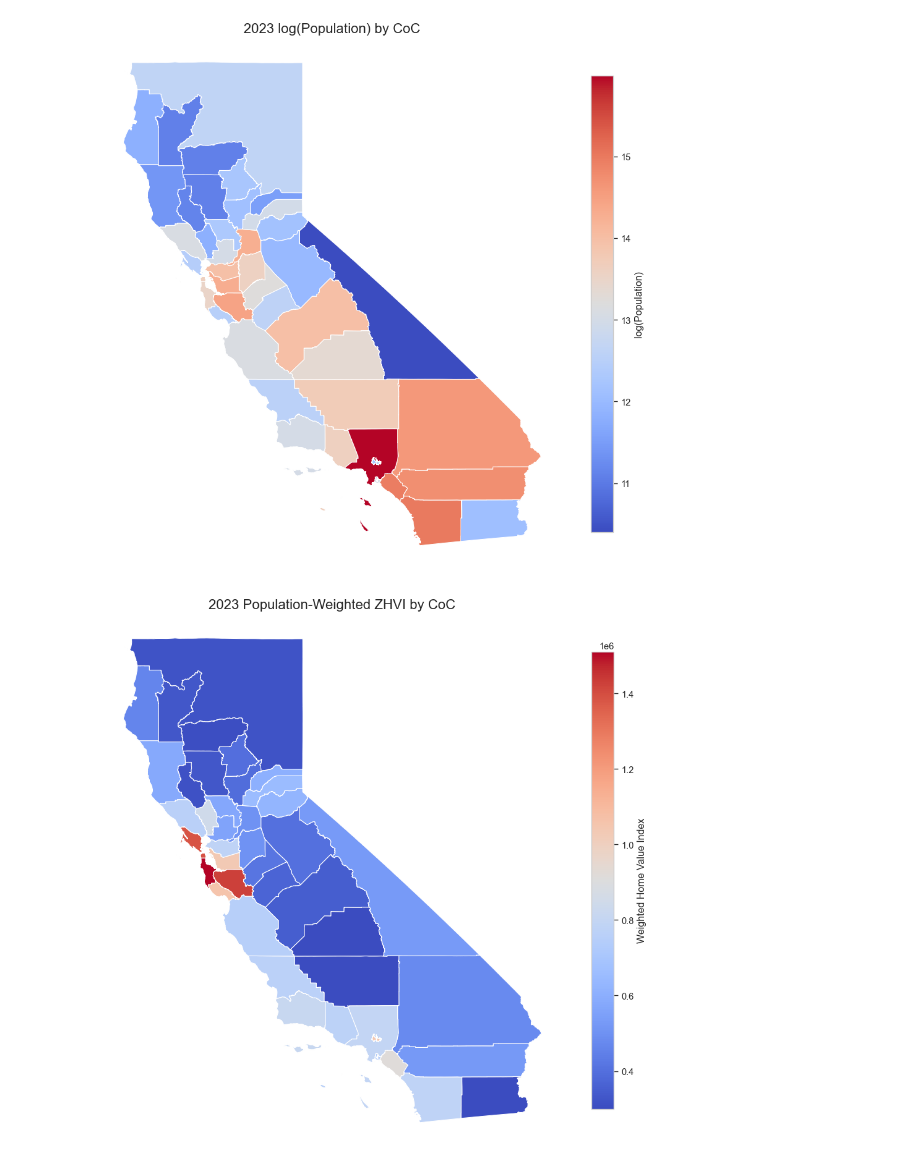
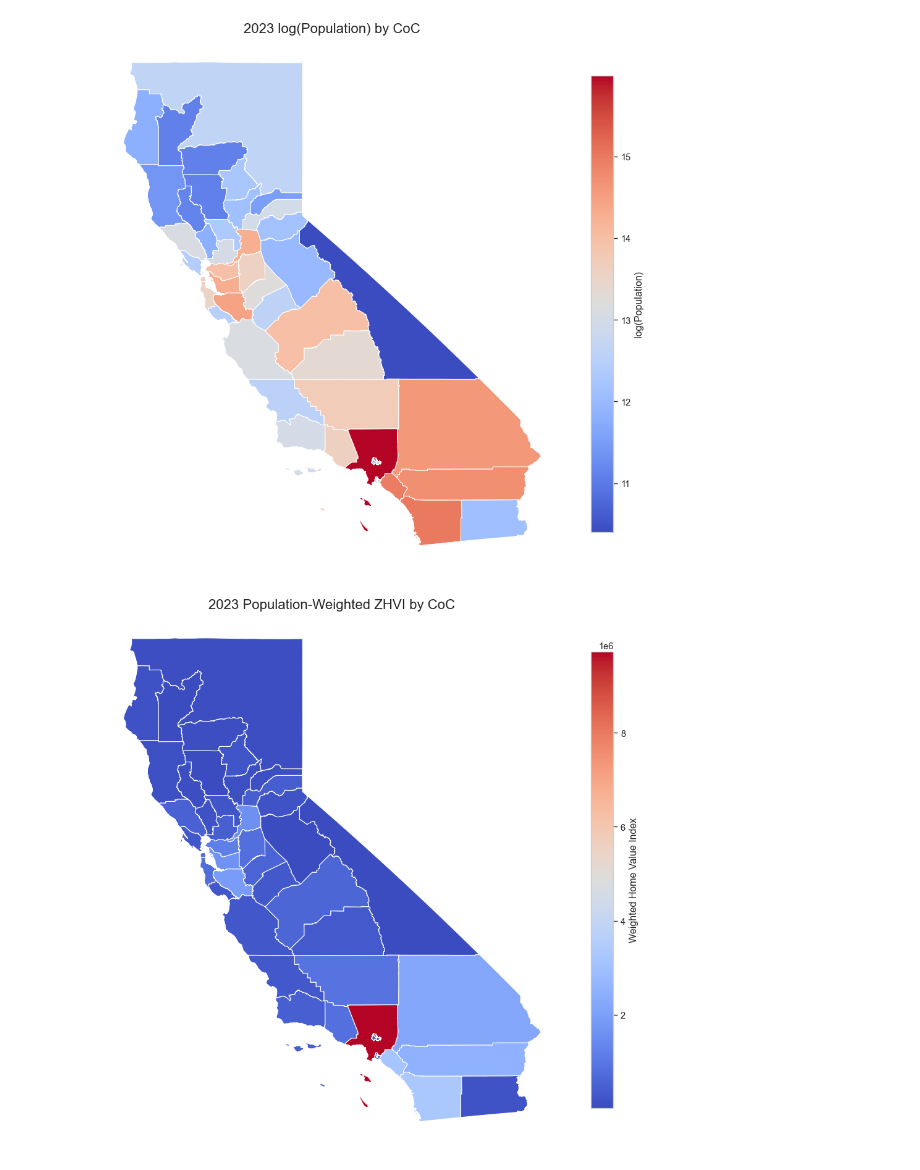
Before and after one commit to igoumiri/homelessness, a Jupyter notebook: paper.ipynb, the cells around one changed output. Cells and saved outputs as stored; diff of their text form; code cells hidden in the pictures.

Commit message:
Fix missing yearly data

```diff
--- a/paper.ipynb
+++ b/paper.ipynb
@@ -197,3 +208,6 @@ coc_population_df.loc[len(coc_population_df)] = ["Pasadena", pop_map[pop_map.ind
+# %%
+city_coc_population_df['Geography'] = city_coc_population_df['CoC_Name']
+coc_map = pd.concat((coc_map, city_coc_population_df))
 # %% [markdown]
 ## 4. Feature Engineering (Paper Section 2.2)
 # %% [markdown]
@@ -237,20 +251,15 @@ for year in range(2020, 2024):
     zhvi_dfs.append(zhvi_full)
 zhvi_df = pd.concat(zhvi_dfs)
 # %%
-def calculate_weighted_metric(coc_map, metric_df, population_map):
-    """Calculates a population-weighted average metric for each CoC."""
-    merged = pd.merge(coc_map, metric_df, on='Geography', how='left')
-    merged['Population'] = merged['Geography'].map(population_map).fillna(1)
-    merged['Weighted_Metric'] = merged['ZHVI'] * merged['Population']
-
-    agg = merged.groupby('CoC_Name').agg(
-        Weighted_Metric_Sum=('Weighted_Metric', 'sum'),
-        Population_Sum=('Population', 'sum')
-    )
-    agg['Final_Metric'] = agg['Weighted_Metric_Sum'] / agg['Population_Sum']
-    return agg[['Final_Metric']].rename(columns={'Final_Metric': 'Home prices'})
+merged_geo_zhvi = pd.merge(coc_geo_map, zhvi_df, on='Geography', how='inner')
+merged_abc = pd.merge(merged_geo_zhvi, coc_map, on=['CoC_Name', 'Geography', 'Year'], how='inner')
+merged_abc['Numerator'] = merged_abc['Population'] * merged_abc['ZHVI']
+grouped_data = merged_abc.groupby(['CoC_Name', 'Year']).agg(
+    total_numerator=('Numerator', 'sum'),
+    total_denominator=('ZHVI', 'sum')
+).reset_index()
+grouped_data['Housing cost'] = grouped_data['total_numerator'] / grouped_data['total_denominator']
+coc_zhvi_df = grouped_data[['CoC_Name', 'Year', 'Housing cost']]
-# %%
-coc_zhvi_df = calculate_weighted_metric(coc_geo_map, zhvi_df, pop_map)
 # %%
 # --- Geographical Features (Section 2.2.3) ---
 # Adjacency Graph
@@ -293,7 +302,8 @@ spatial_lag_df = (
 )
 # %%
 # ## 5. Final DataFrame Assembly
-final_df = pd.merge(homelessness_df, coc_population_df, on='CoC_Name', how='inner')
-final_df = pd.merge(final_df, coc_zhvi_df, on='CoC_Name', how='inner')
+final_df = pd.merge(homelessness_df, coc_population_df, on=['CoC_Name', 'Year'], how='inner')
+final_df = pd.merge(final_df, coc_zhvi_df, on=['CoC_Name', 'Year'], how='inner')
 final_df = pd.merge(final_df, coc_gdf[['CoC_Name', 'Latitude', 'Longitude']], on='CoC_Name', how='inner')
 final_df = pd.merge(final_df, spatial_lag_df, on=['CoC_Name', 'Year', 'Age'], how='inner')
+final_df
@@ -634,14 +658,14 @@ plot_metric_on_map(
 # %%
 plot_metric_on_map(
     final_df[(final_df.Year==2023)&(final_df.Age=='65+')].set_index('CoC_Name'),
     coc_gdf,
-    column_name="Home prices",
+    column_name="Housing cost",
     title="2023 Population-Weighted ZHVI by CoC",
     cmap="coolwarm",
     label="Weighted Home Value Index",
 )
 # %% [output]
-[figure, old version]
+[figure, new version]
 # %%
 plot_metric_on_map(
     prediction_set_df[(prediction_set_df.Year==2023)&(prediction_set_df['Age_65+'])],
```
Also changed, not shown: parts of 22 cells of this notebook.
